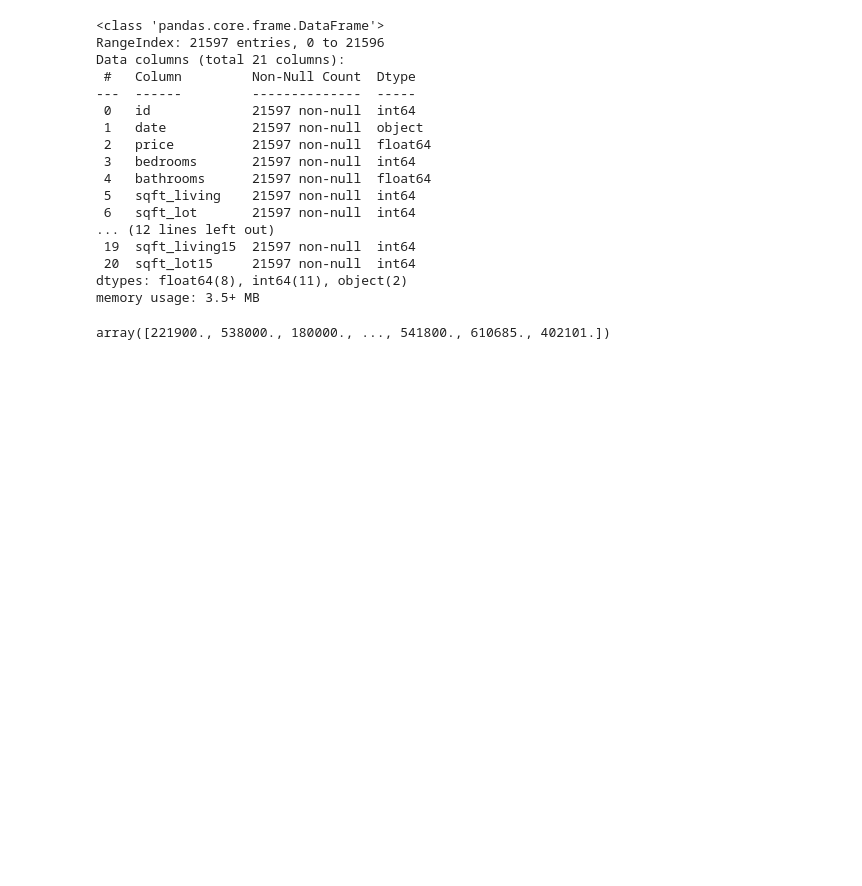
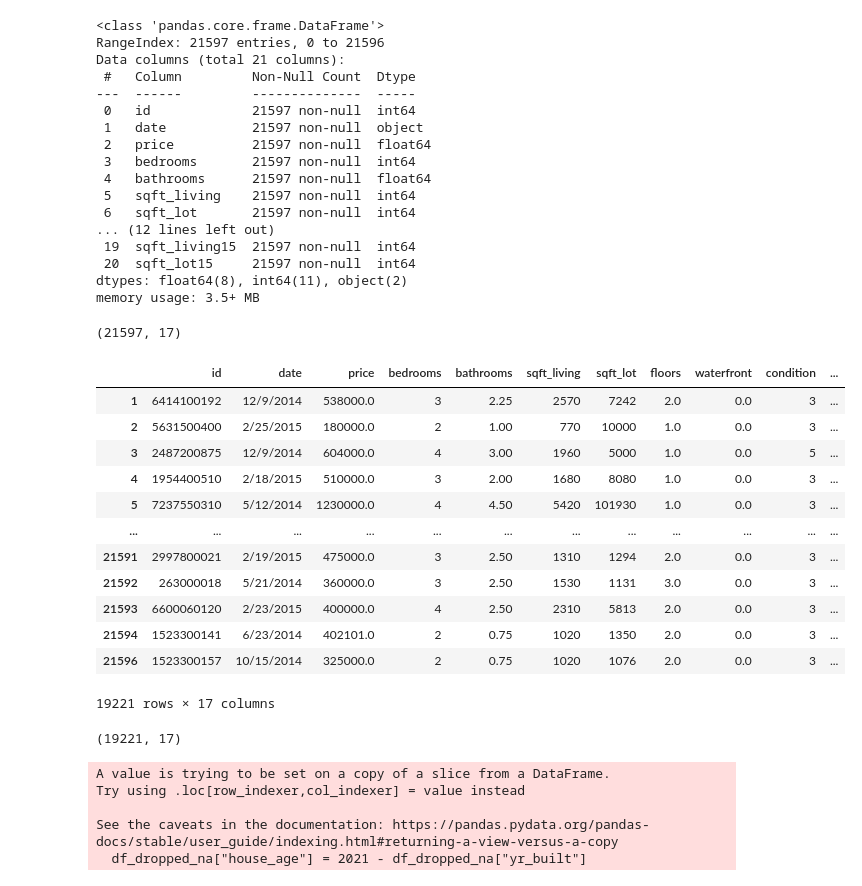
Before and after one commit to ericdnbn/Phase_2_Project, a Jupyter notebook: Allison's Notebook.ipynb, the cells around one changed output. Drawn from its saved outputs; the diff is of its cells as text; code cells hidden in the pictures; blank space fills up the shorter version.

```diff
--- a/Allison's Notebook.ipynb
+++ b/Allison's Notebook.ipynb
@@ -50,7 +64,39 @@ Data columns (total 21 columns):
  20  sqft_lot15     21597 non-null  int64
 dtypes: float64(8), int64(11), object(2)
 memory usage: 3.5+ MB
-# %%
-df1.price.unique()
-# %% [output]
-array([221900., 538000., 180000., ..., 541800., 610685., 402101.])
+# %%
+df_dropped_columns = df1.drop(columns=["view", "yr_renovated","long", "lat"])
+# %%
+df_dropped_columns.shape
+# %% [output]
+(21597, 17)
+# %%
+df_dropped_na = df_dropped_columns.dropna(axis=0, how='any')
+# %%
+df_dropped_na
+# %% [output]
+|  | id | date | price | bedrooms | bathrooms | sqft_living | sqft_lot | floors | waterfront | condition | ... |
+| 1 | 6414100192 | 12/9/2014 | 538000.0 | 3 | 2.25 | 2570 | 7242 | 2.0 | 0.0 | 3 | ... |
+| 2 | 5631500400 | 2/25/2015 | 180000.0 | 2 | 1.00 | 770 | 10000 | 1.0 | 0.0 | 3 | ... |
+| 3 | 2487200875 | 12/9/2014 | 604000.0 | 4 | 3.00 | 1960 | 5000 | 1.0 | 0.0 | 5 | ... |
+| 4 | 1954400510 | 2/18/2015 | 510000.0 | 3 | 2.00 | 1680 | 8080 | 1.0 | 0.0 | 3 | ... |
+| 5 | 7237550310 | 5/12/2014 | 1230000.0 | 4 | 4.50 | 5420 | 101930 | 1.0 | 0.0 | 3 | ... |
+| ... | ... | ... | ... | ... | ... | ... | ... | ... | ... | ... | ... |
+| 21591 | 2997800021 | 2/19/2015 | 475000.0 | 3 | 2.50 | 1310 | 1294 | 2.0 | 0.0 | 3 | ... |
+| 21592 | 263000018 | 5/21/2014 | 360000.0 | 3 | 2.50 | 1530 | 1131 | 3.0 | 0.0 | 3 | ... |
+| 21593 | 6600060120 | 2/23/2015 | 400000.0 | 4 | 2.50 | 2310 | 5813 | 2.0 | 0.0 | 3 | ... |
+| 21594 | 1523300141 | 6/23/2014 | 402101.0 | 2 | 0.75 | 1020 | 1350 | 2.0 | 0.0 | 3 | ... |
+| 21596 | 1523300157 | 10/15/2014 | 325000.0 | 2 | 0.75 | 1020 | 1076 | 2.0 | 0.0 | 3 | ... |
+19221 rows × 17 columns
+# %%
+df_dropped_na.shape
+# %% [output]
+(19221, 17)
+# %%
+df_dropped_na["house_age"] = 2021 - df_dropped_na["yr_built"]
+# %% [output]
+A value is trying to be set on a copy of a slice from a DataFrame.
+Try using .loc[row_indexer,col_indexer] = value instead
+
+See the caveats in the documentation: https://pandas.pydata.org/pandas-docs/stable/user_guide/indexing.html#returning-a-view-versus-a-copy
+  df_dropped_na["house_age"] = 2021 - df_dropped_na["yr_built"]
```
Also changed, not shown: parts of 16 cells of this notebook.
